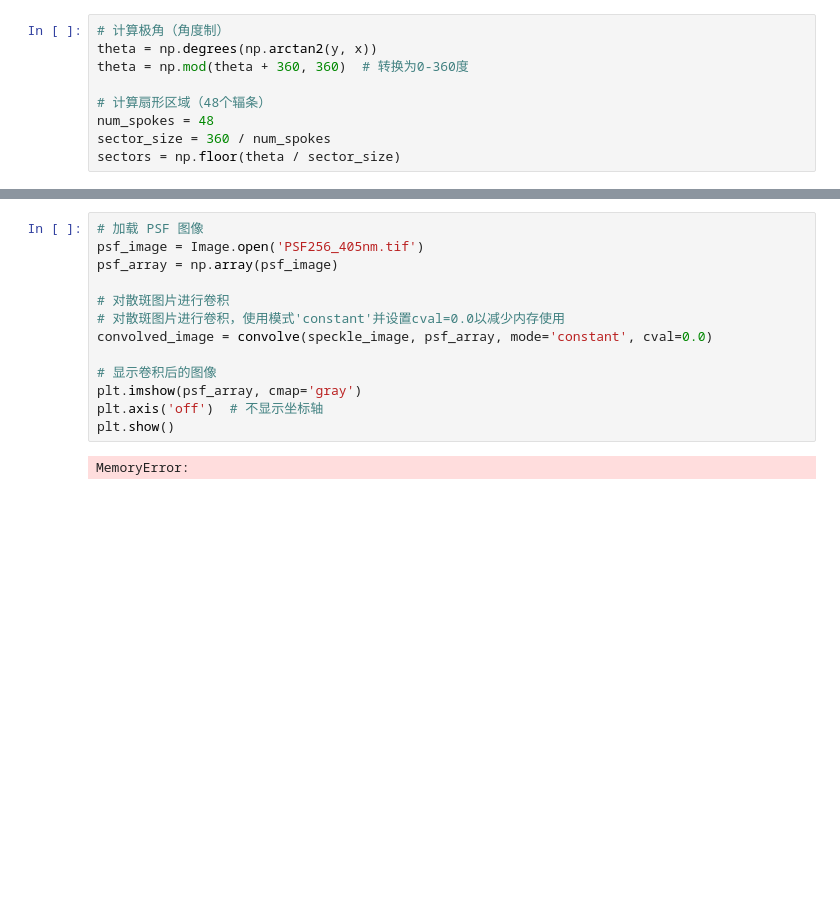
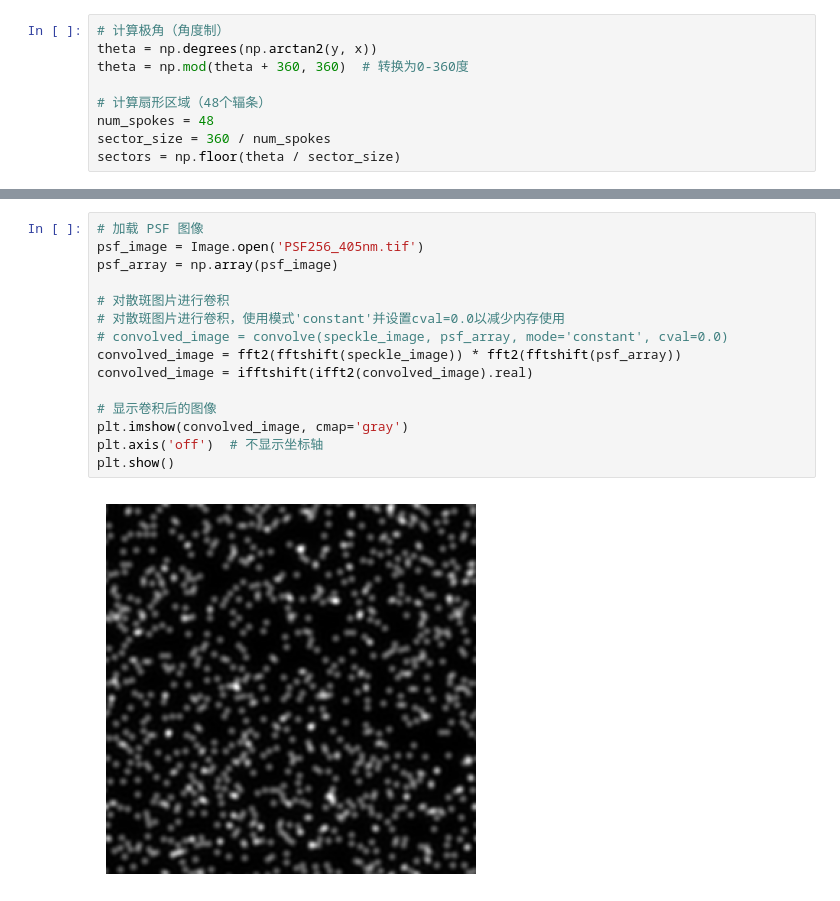
Before and after one commit to banksycjt/non_linear_RIM, a Jupyter notebook: test.ipynb, the cells around one changed output, grey strips where cells are left out. Saved outputs shown, nothing was run; the diff lists cells and outputs as text; blank space fills up the shorter version.

```diff
--- a/test.ipynb
+++ b/test.ipynb
@@ -37,15 +38,17 @@ plt.show()
 # %%
 # 加载 PSF 图像
 psf_image = Image.open('PSF256_405nm.tif')
 psf_array = np.array(psf_image)
 
 # 对散斑图片进行卷积
 # 对散斑图片进行卷积，使用模式'constant'并设置cval=0.0以减少内存使用
-convolved_image = convolve(speckle_image, psf_array, mode='constant', cval=0.0)
+# convolved_image = convolve(speckle_image, psf_array, mode='constant', cval=0.0)
+convolved_image = fft2(fftshift(speckle_image)) * fft2(fftshift(psf_array))
+convolved_image = ifftshift(ifft2(convolved_image).real)
 
 # 显示卷积后的图像
-plt.imshow(psf_array, cmap='gray')
+plt.imshow(convolved_image, cmap='gray')
 plt.axis('off')  # 不显示坐标轴
 plt.show()
 # %% [output]
-MemoryError:
+[figure, added]
```
Also changed, not shown: parts of 2 cells of this notebook.
